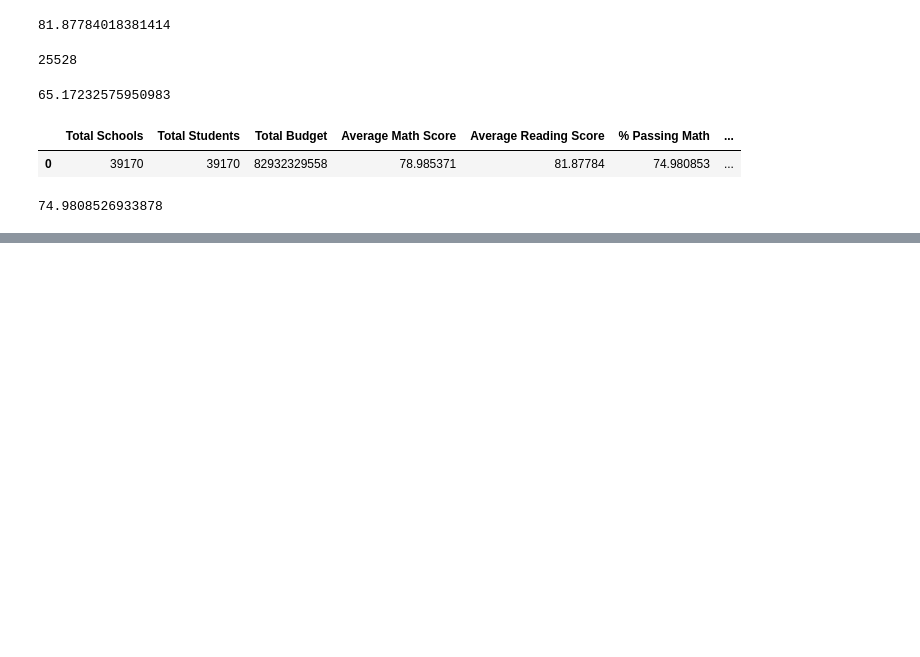
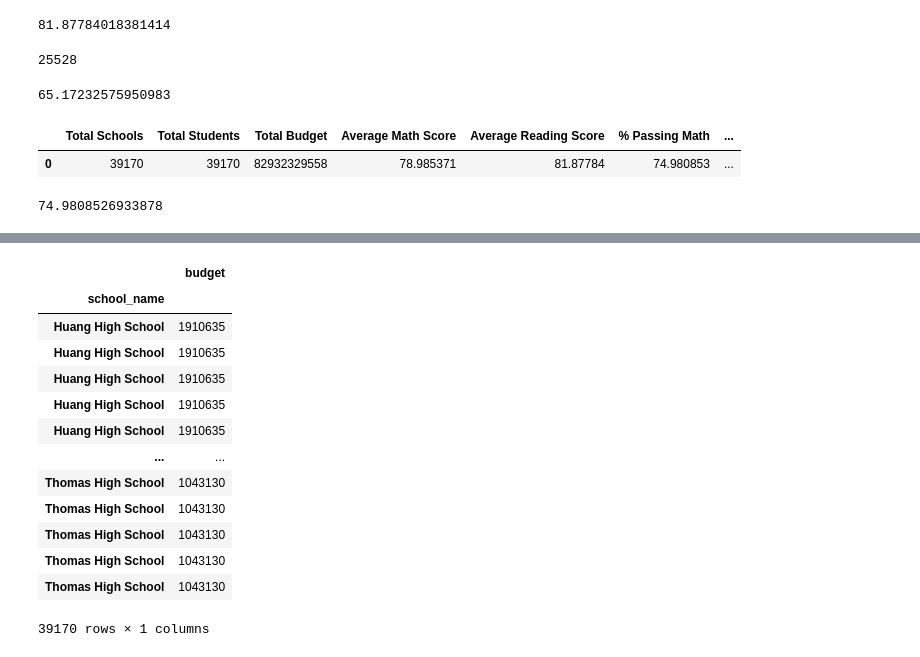
Before and after one commit to rick2stack/School_District_Analysis, a Jupyter notebook: cleaning_student_names.ipynb, the cells around one changed output, grey strips where cells are left out. Cells and saved outputs as stored; diff of their text form; code cells hidden in the pictures; blank space fills up the shorter version.

```diff
--- a/cleaning_student_names.ipynb
+++ b/cleaning_student_names.ipynb
@@ -247,0 +287,20 @@ district_summary_df["% Overall Passing"] = district_summary_df["% Overall Passin
+# %%
+# Calculate the total school budget.
+per_school_budget = school_data_complete_df.set_index(["school_name"])["budget"]
+per_school_budgetdf=pd.DataFrame(per_school_budget)
+per_school_budgetdf
+# %% [output]
+|  | budget |
+| school_name |  |
+| Huang High School | 1910635 |
+| Huang High School | 1910635 |
+| Huang High School | 1910635 |
+| Huang High School | 1910635 |
+| Huang High School | 1910635 |
+| ... | ... |
+| Thomas High School | 1043130 |
+| Thomas High School | 1043130 |
+| Thomas High School | 1043130 |
+| Thomas High School | 1043130 |
+| Thomas High School | 1043130 |
+39170 rows × 1 columns
```
Also changed, not shown: parts of 6 cells of this notebook.
